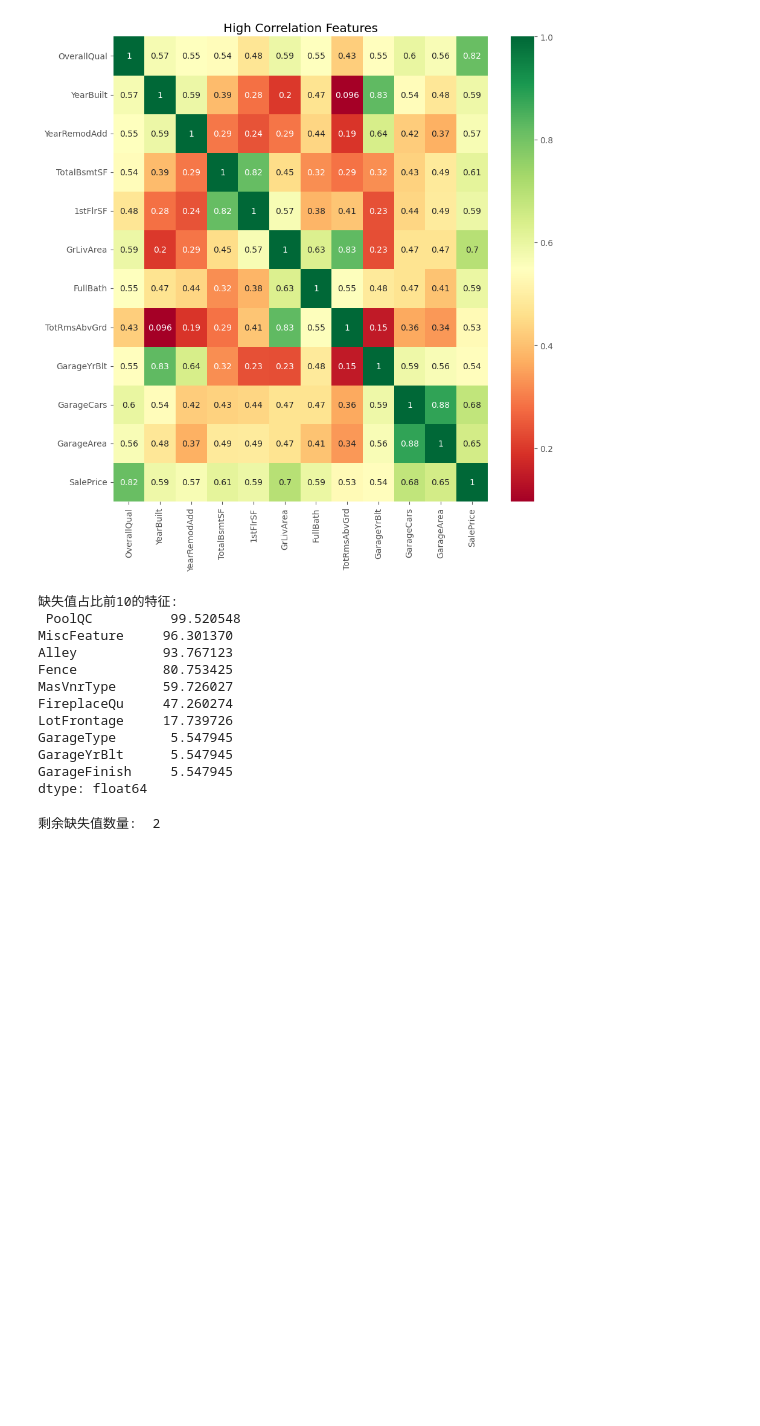
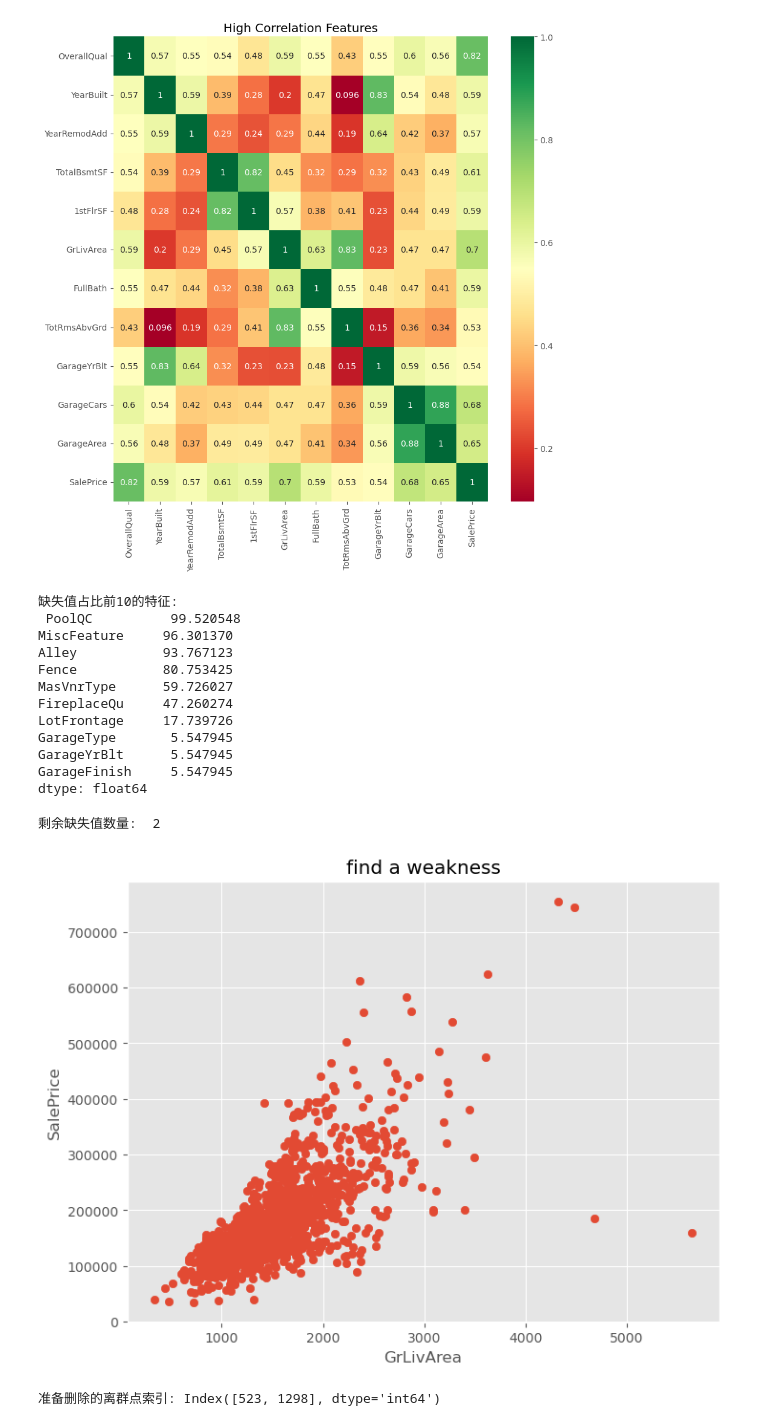
Before and after one commit to m1lkC0ff33/Kaggle-Learning, a Jupyter notebook: 01-Getting-Started/House-Prices/notebooks/eda.ipynb, the cells around one changed output. Cells and saved outputs as stored; diff of their text form; code cells hidden in the pictures; blank space fills up the shorter version.

```diff
--- a/01-Getting-Started/House-Prices/notebooks/eda.ipynb
+++ b/01-Getting-Started/House-Prices/notebooks/eda.ipynb
@@ -108,3 +108,20 @@ qual_cols = ['ExterQual', 'ExterCond', 'BsmtQual', 'BsmtCond', 'HeatingQC',
 
 for col in qual_cols:
     all_data[col] = all_data[col].map(quality_map)
+# %%
+import matplotlib.pyplot as plt
+
+plt.figure(figsize=(8, 6))
+plt.scatter(x=train['GrLivArea'], y=train['SalePrice'])
+plt.xlabel('GrLivArea')
+plt.ylabel('SalePrice')
+plt.title('find a weakness')
+plt.show()
+# %% [output]
+[figure, added]
+# %%
+outliers = train[(train['GrLivArea'] > 4000) & (train['SalePrice'] < 300000)].index
+
+print(f"准备删除的离群点索引: {outliers}")
+# %% [output]
+准备删除的离群点索引: Index([523, 1298], dtype='int64')
```
Also changed, not shown: 6 other files.
